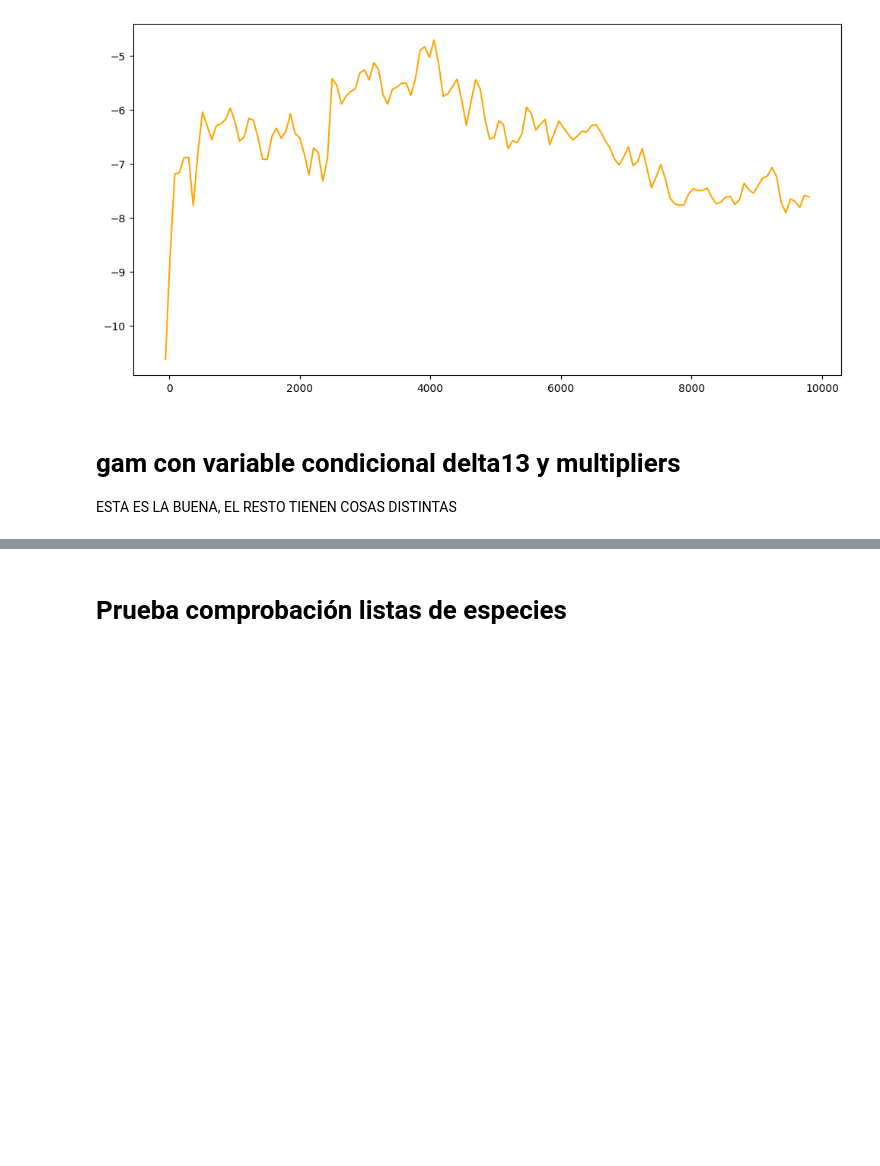
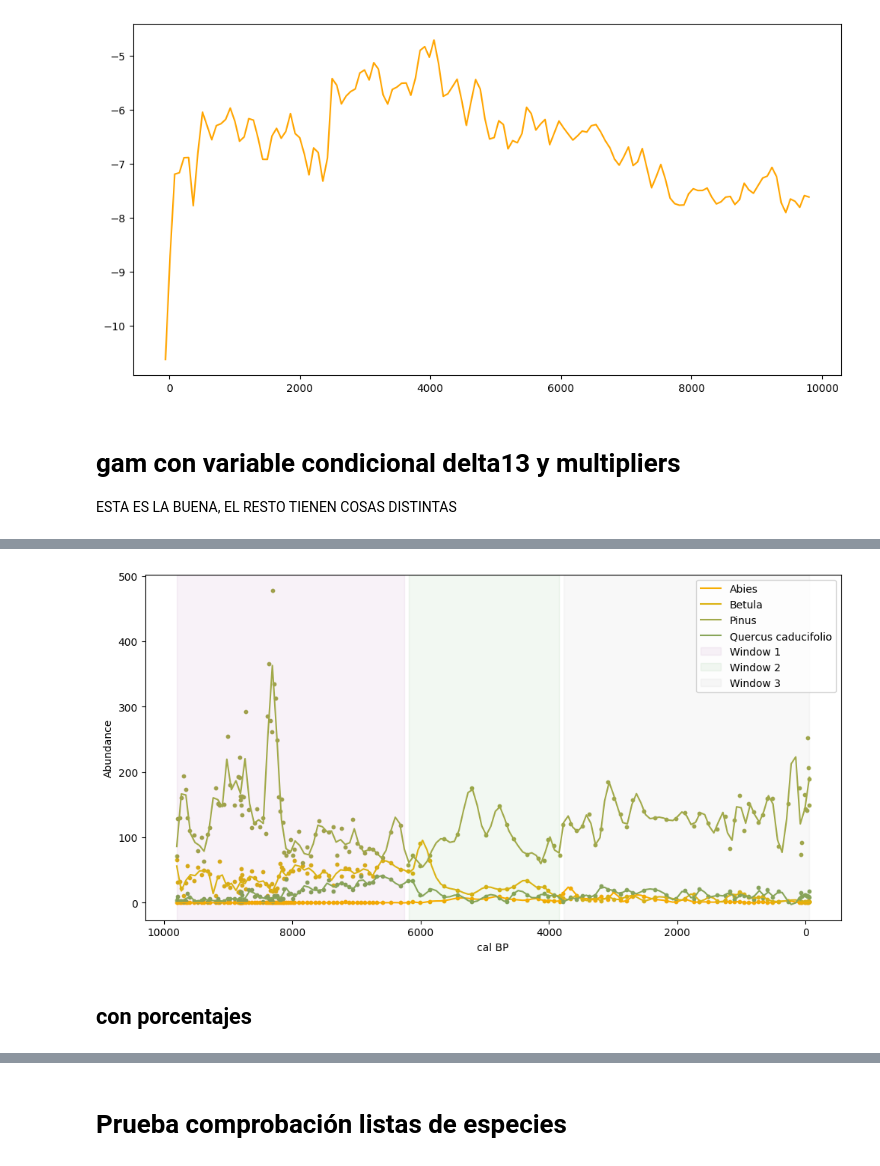
Before and after one commit to anacanoherranz/TFM, a Jupyter notebook: gam/tfm_nb_gam.ipynb, the cells around one changed output, grey strips where cells are left out. Cells and saved outputs as stored; diff of their text form; code cells hidden in the pictures; blank space fills up the shorter version.

```diff
--- a/gam/tfm_nb_gam.ipynb
+++ b/gam/tfm_nb_gam.ipynb
@@ -3,3 +3,13 @@ import numpy as np
 import matplotlib.pyplot as plt
 import pandas as pd
 import seaborn as sns
+# %%
+
+
+from matplotlib.rcsetup import cycler
+
+
+colors_list = ["#f6ad02","#dbb314","#a1a94a","#88a559","#6ea067","#449d4c","#199a31","#0d841d"]
+
+# Aplicar como cycler global
+plt.rcParams['axes.prop_cycle'] = cycler(color=colors_list)
@@ -1900,2 +1935,30 @@ Especies válidas: 83
 
 Archivo guardado: series_equidistantes_gam_delta_mult.pkl
+# %%
+import matplotlib.pyplot as plt
+# plot varias especies
+
+especies_plot=['Abies', 'Betula', 'Pinus', 'Quercus caducifolio']
+plt.figure(figsize=(12, 6))
+for sp in especies_plot:
+    plt.plot(df_equidistante['cal BP'], df_equidistante[sp], label=sp)
+    plt.scatter(df_bas['cal BP'], df_bas[sp], s=10)  # puntos originales
+    #plt.gca().invert_xaxis()  # invertir eje x para tiempo
+#eje x  de mayor a menor
+plt.gca().invert_xaxis()
+#sombrear ventanas
+plt.axvspan(6253, 9798, color='purple', alpha=0.05, label='Window 1')
+plt.axvspan(3842, 6182, color='green', alpha=0.05, label='Window 2')
+plt.axvspan(-57, 3771, color='grey', alpha=0.05, label='Window 3')
+#plt.plot(df_equidistante['cal BP'], df_equidistante['Multiplier'], label='Multiplier', color='black', linestyle='--')
+
+plt.xlabel('cal BP')
+#plt.ylim(0,100)
+plt.ylabel('Abundance')
+#plt.title('Evolución de las especies')
+plt.legend()
+plt.show()
+# %% [output]
+[figure, added]
+# %% [markdown]
+## con porcentajes
```
Also changed, not shown: parts of 16 cells of this notebook, 24 other files.
